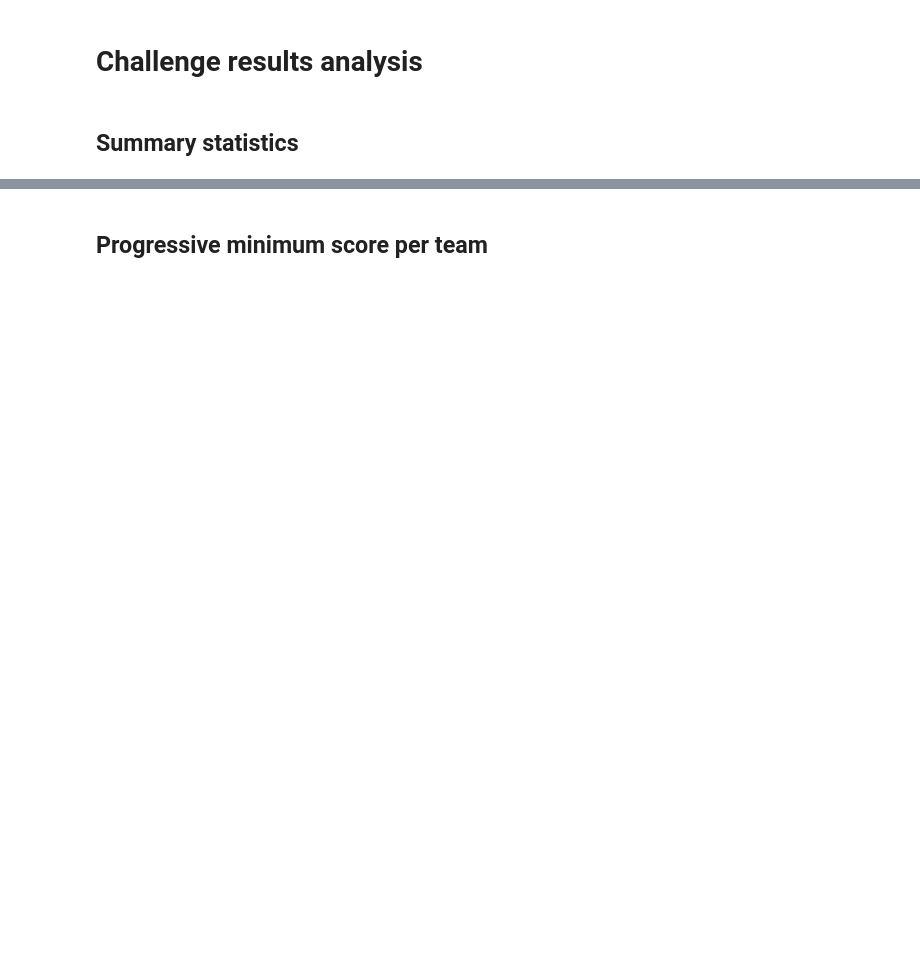
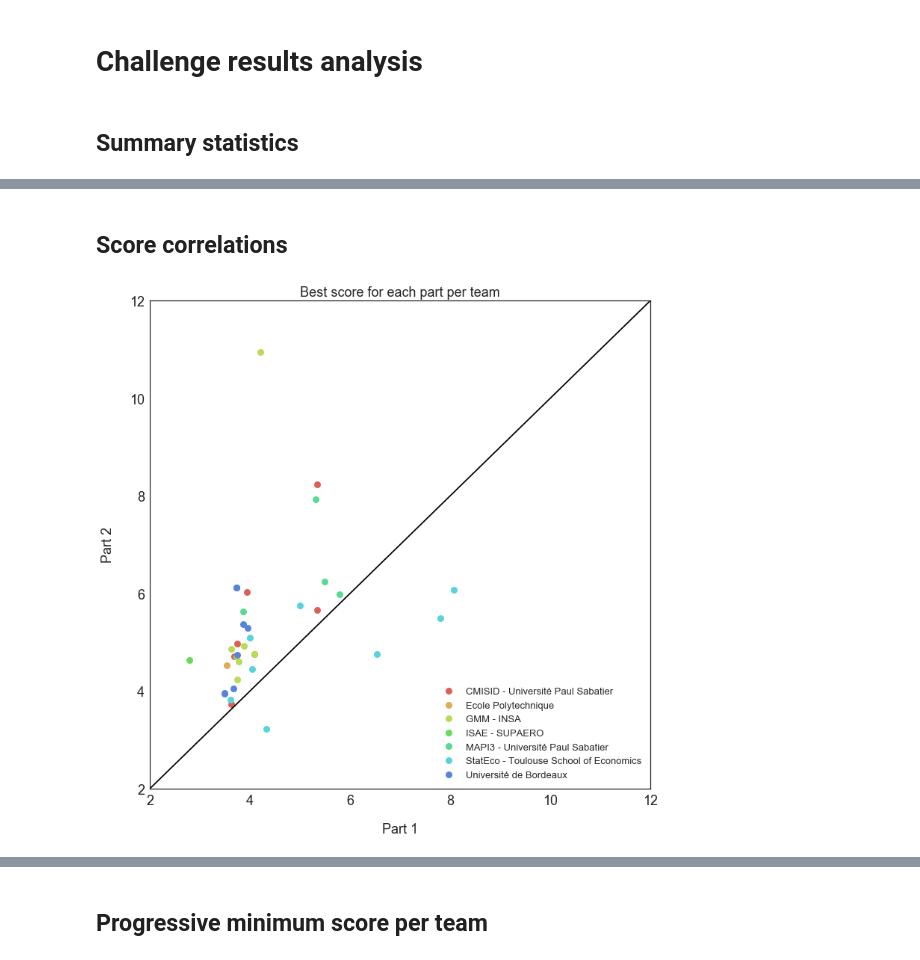
Before and after one commit to OpenBikes/Notebooks, a Jupyter notebook: challenge_2016_results_analysis.ipynb, the cells around one changed output, grey strips where cells are left out. Saved outputs shown, nothing was run; the diff lists cells and outputs as text; code cells hidden in the pictures; blank space fills up the shorter version.

```diff
--- a/challenge_2016_results_analysis.ipynb
+++ b/challenge_2016_results_analysis.ipynb
@@ -89 +117,39 @@ df
+# %% [markdown]
+## Score correlations
+# %%
+scores = part_2.copy()
+scores.set_index('Team name', inplace=True)
+scores.columns = ('Part 2',)
+scores['Part 1'] = part_1.set_index('Team name')['Best score']
+scores['Curriculum'] = part_1.set_index('Team name')['Curriculum']
+scores['Number of submissions'] = part_1.set_index('Team name')['Number of submissions']
+
+sns.set_style('white')
+sns.set_palette('hls', 10)
+fig, ax = plt.subplots(figsize=(12,12))
+
+for curriculum, group in scores.groupby('Curriculum'):
+    ax.plot(
+        group['Part 1'],
+        group['Part 2'],
+        marker='o',
+        linestyle='',
+        ms=9,
+        label=curriculum
+    )
+
+ax.xaxis.labelpad = 20
+ax.yaxis.labelpad = 20
+ax.set_xlabel('Part 1')
+ax.set_ylabel('Part 2')
+ax.set_title('Best score for each part per team')
+ax.legend(prop={'size':13})
+plt.axis([2, 12, 2, 12])
+ax.plot([0, 1], [0, 1], c='black', transform=ax.transAxes)
+
+for item in ([ax.title, ax.xaxis.label, ax.yaxis.label] +
+             ax.get_xticklabels() + ax.get_yticklabels()):
+    item.set_fontsize(18)
+# %% [output]
+[figure, added]
 # %% [markdown]
```
Also changed, not shown: parts of 10 cells of this notebook, 8 other files.
